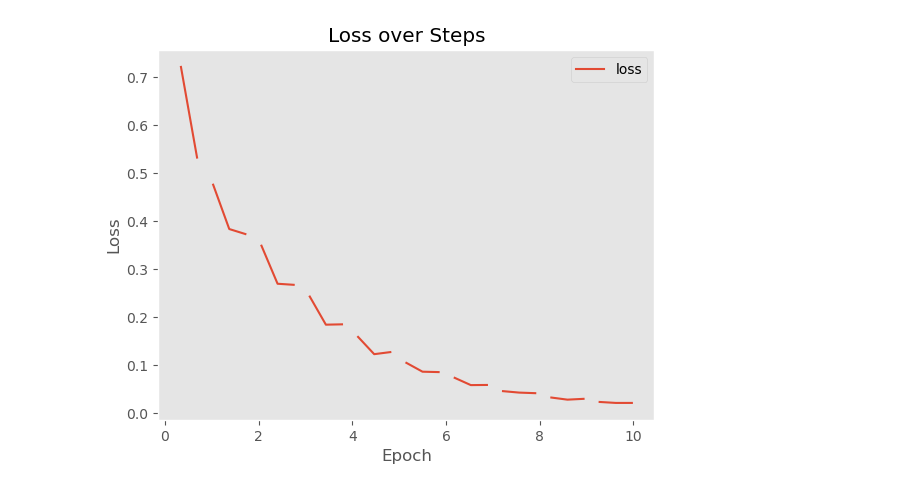
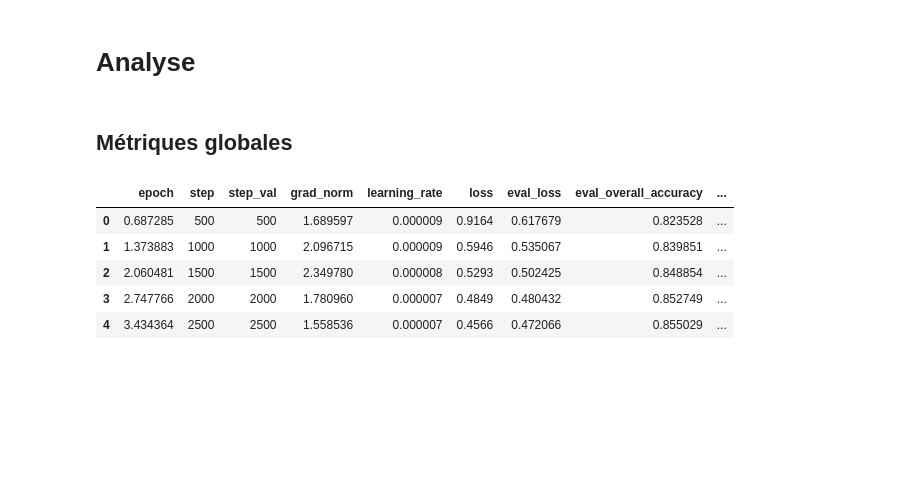
Before and after one commit to Nicolassalvan/mti881-projet2, a Jupyter notebook: analyse_metrics.ipynb, the cells around one changed output. Cells and saved outputs as stored; diff of their text form; code cells hidden in the pictures; blank space fills up the shorter version.

```diff
--- a/analyse_metrics.ipynb
+++ b/analyse_metrics.ipynb
@@ -59,9 +31,0 @@ df = df.dropna(subset=['loss'])
-# %%
-
-df.plot(x='epoch', y='loss', title='Loss over Steps')
-plt.xlabel('Epoch')
-plt.ylabel('Loss')
-plt.grid()
-plt.show()
-# %% [output]
-[figure, removed]
@@ -67,0 +48,52 @@ plt.show()
+# %% [markdown]
+# Analyse
+# %% [markdown]
+## Métriques globales
+# %%
+def extract_global_metrics(log):
+    """
+    Extracts global metrics from the trainer state log.
+    """
+    global_metrics_val = []
+    global_metric_train = []
+    keys_val = [
+        'eval_loss', 'eval_overall_accuracy', 'eval_overall_f1',
+        'eval_overall_precision', 'eval_overall_recall', 'step'
+    ]
+    keys_train = [
+        "epoch", "grad_norm", "learning_rate", "loss", "step"
+    ]
+    for entry in log['log_history']:
+        # Validation metrics
+        keys, values = entry.keys(), entry.values()
+        if all(key in keys for key in keys_val):
+            metrics = {key: value for key, value in zip(keys, values) if key in keys_val}
+            global_metrics_val.append(metrics)
+
+        # Training metrics
+        if all(key in keys for key in keys_train):
+            metrics = {key: value for key, value in zip(keys, values) if key in keys_train}
+            global_metric_train.append(metrics)
+
+    # Convert to DataFrame for easier manipulation
+    df_train = pd.DataFrame(global_metric_train)
+    df_val = pd.DataFrame(global_metrics_val)
+    # Concatenate the DataFrames
+    df = df_train.join(df_val, rsuffix='_val')
+    # Choose epoch and step as first columns
+
+    cols = df.columns.tolist()
+    cols = ["epoch", "step", "step_val"] + [col for col in cols if col not in ["epoch", "step", "step_val"]]
+    df = df[cols]
+    return df
+
+
+df_global = extract_global_metrics(log)
+df_global.head()
+# %% [output]
+|  | epoch | step | step_val | grad_norm | learning_rate | loss | eval_loss | eval_overall_accuracy | ... |
+| 0 | 0.687285 | 500 | 500 | 1.689597 | 0.000009 | 0.9164 | 0.617679 | 0.823528 | ... |
+| 1 | 1.373883 | 1000 | 1000 | 2.096715 | 0.000009 | 0.5946 | 0.535067 | 0.839851 | ... |
+| 2 | 2.060481 | 1500 | 1500 | 2.349780 | 0.000008 | 0.5293 | 0.502425 | 0.848854 | ... |
+| 3 | 2.747766 | 2000 | 2000 | 1.780960 | 0.000007 | 0.4849 | 0.480432 | 0.852749 | ... |
+| 4 | 3.434364 | 2500 | 2500 | 1.558536 | 0.000007 | 0.4566 | 0.472066 | 0.855029 | ... |
```
Also changed, not shown: parts of 12 cells of this notebook, 1 other file.
